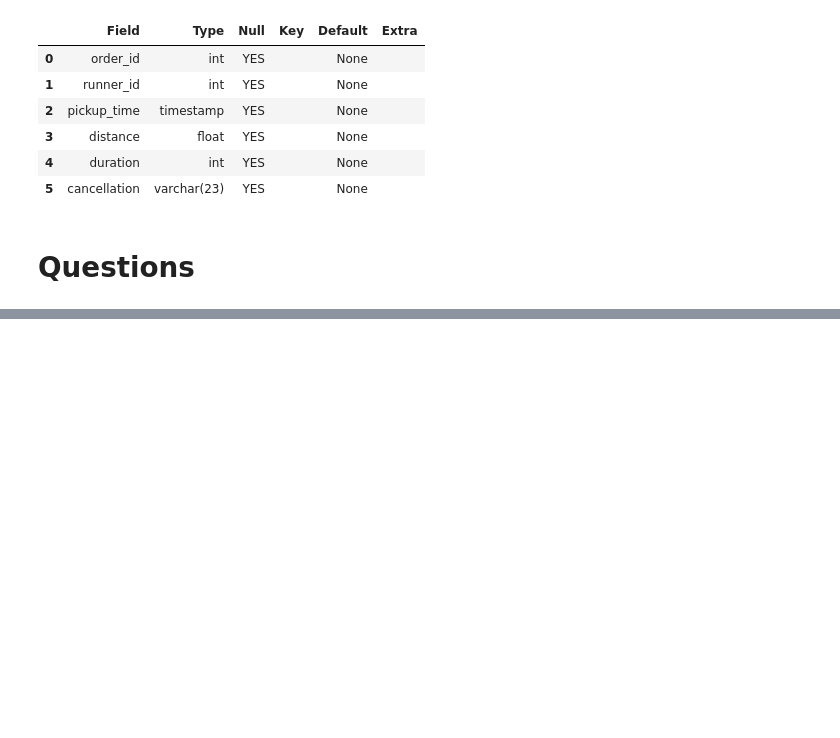
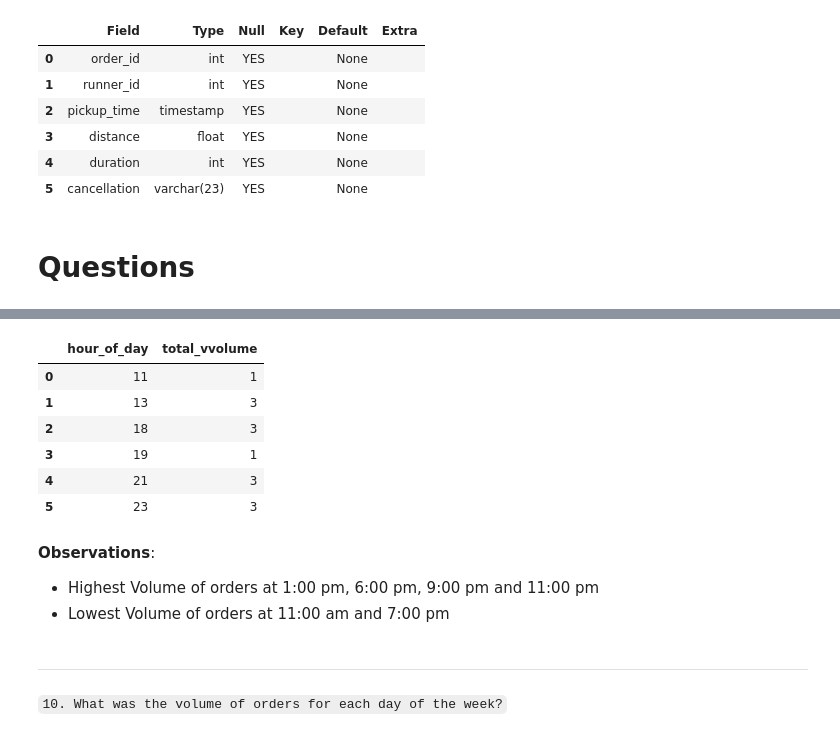
Before and after one commit to A-C-Sai/working-with-data, a Jupyter notebook: projects/sql-case-studies/Pizza Runner.ipynb, the cells around one changed output, grey strips where cells are left out. Cells and saved outputs as stored; diff of their text form; code cells hidden in the pictures; blank space fills up the shorter version.

````diff
--- a/projects/sql-case-studies/Pizza Runner.ipynb
+++ b/projects/sql-case-studies/Pizza Runner.ipynb
@@ -321,0 +555,29 @@ execute_query("desc runner_orders")
+# %%
+query_str = (
+     """
+    select
+        HOUR(order_time) as hour_of_day,
+        count(*) as total_vvolume
+    from customer_orders
+    group by 1
+    order by 1
+    """
+)
+# %%
+execute_query(query_str)
+# %% [output]
+|  | hour_of_day | total_vvolume |
+| 0 | 11 | 1 |
+| 1 | 13 | 3 |
+| 2 | 18 | 3 |
+| 3 | 19 | 1 |
+| 4 | 21 | 3 |
+| 5 | 23 | 3 |
+# %% [markdown]
+**Observations**:
+- Highest Volume of orders at 1:00 pm, 6:00 pm, 9:00 pm and 11:00 pm
+- Lowest Volume of orders at 11:00 am and 7:00 pm
+# %% [markdown]
+***
+# %% [markdown]
+```10. What was the volume of orders for each day of the week?```
````
Also changed, not shown: parts of 46 cells of this notebook.
